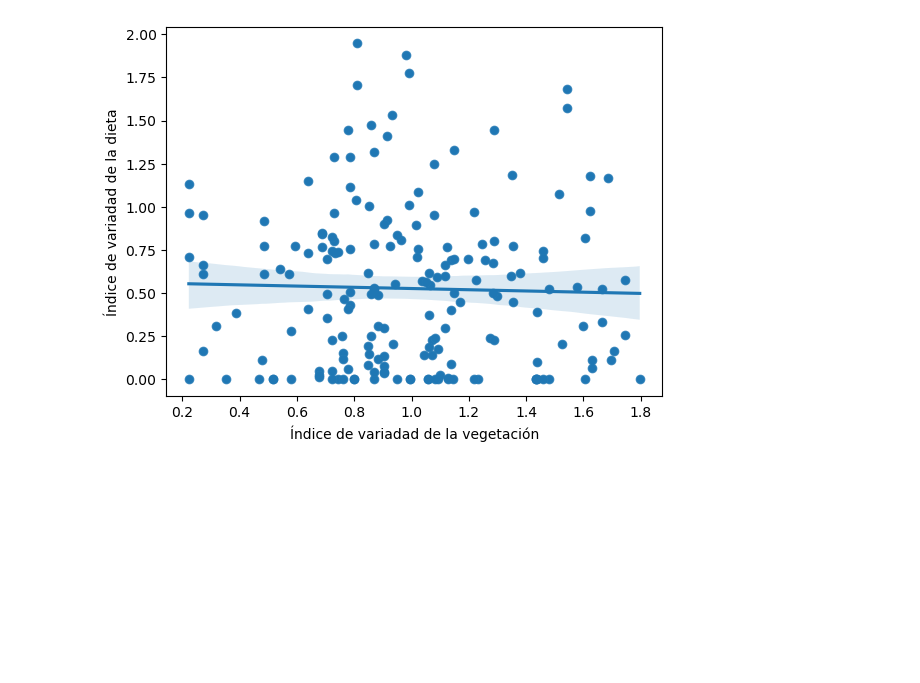
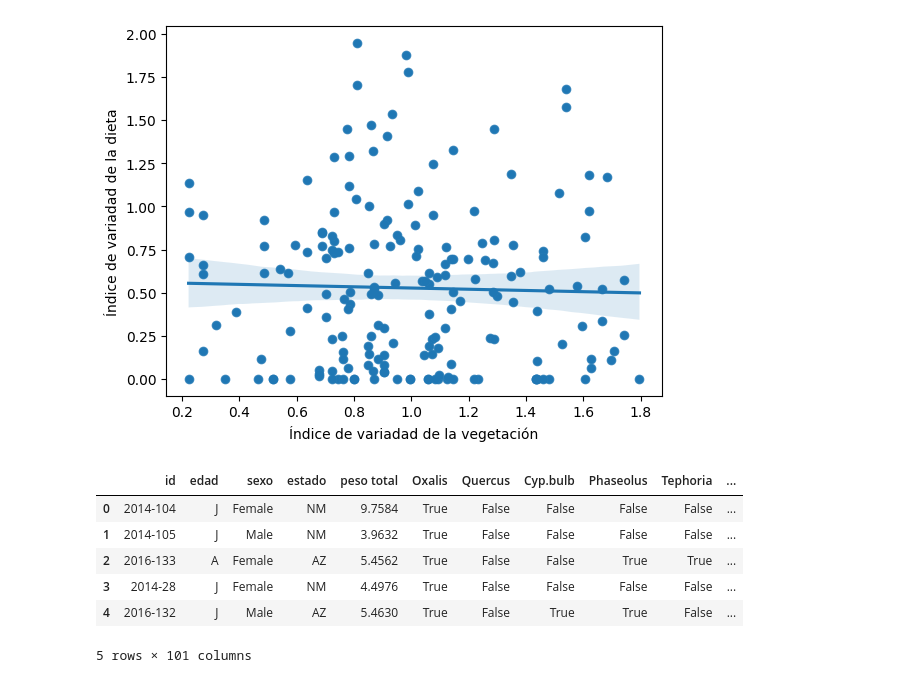
Before and after one commit to anmerino-pnd/codornices, a Jupyter notebook: eda - addvalue.ipynb, the cells around one changed output. Saved outputs shown, nothing was run; the diff lists cells and outputs as text; code cells hidden in the pictures; blank space fills up the shorter version.

```diff
--- a/eda - addvalue.ipynb
+++ b/eda - addvalue.ipynb
@@ -81,2 +100,12 @@ plt.show()
 # %% [output]
 [figure]
+# %%
+df_cualit.head()
+# %% [output]
+|  | id | edad | sexo | estado | peso total | Oxalis | Quercus | Cyp.bulb | Phaseolus | Tephoria | ... |
+| 0 | 2014-104 | J | Female | NM | 9.7584 | True | False | False | False | False | ... |
+| 1 | 2014-105 | J | Male | NM | 3.9632 | True | False | False | False | False | ... |
+| 2 | 2016-133 | A | Female | AZ | 5.4562 | True | False | False | True | True | ... |
+| 3 | 2014-28 | J | Female | NM | 4.4976 | True | False | False | False | False | ... |
+| 4 | 2016-132 | J | Male | AZ | 5.4630 | True | False | True | True | False | ... |
+5 rows × 101 columns
```
Also changed, not shown: parts of 6 cells of this notebook.
